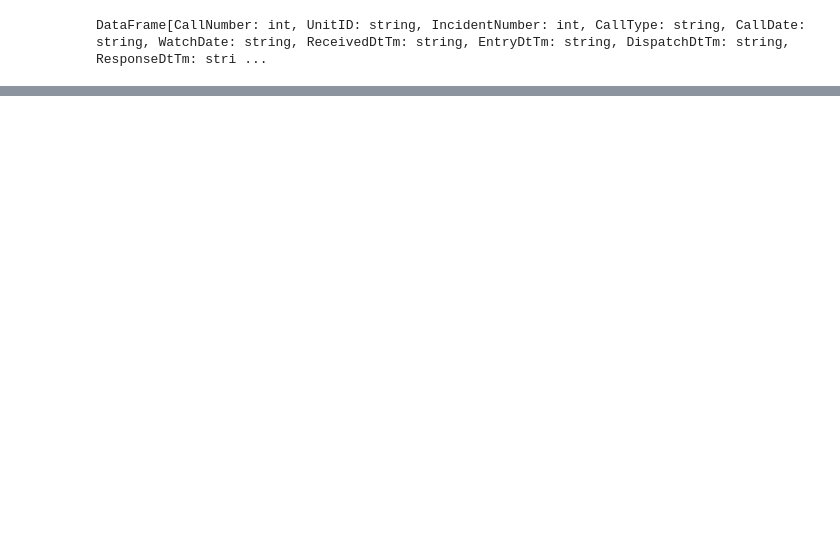
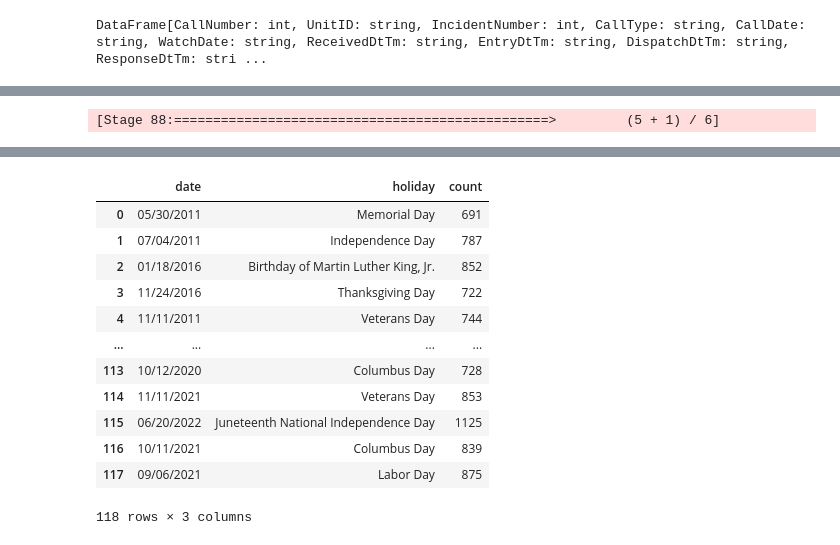
Before and after one commit to cs544-wisc/s23, a Jupyter notebook: lec/23-spark/nb/demo.ipynb, the cells around one changed output, grey strips where cells are left out. Saved outputs shown, nothing was run; the diff lists cells and outputs as text; code cells hidden in the pictures; blank space fills up the shorter version.

```diff
--- a/lec/23-spark/nb/demo.ipynb
+++ b/lec/23-spark/nb/demo.ipynb
@@ -282,0 +569,7 @@ Wall time: 552 ms
+# %%
+%%time
+(calls
+ .join(holidays, calls["CallDate"] == holidays["date"], how="inner")
+ .groupby("date", "holiday").count()).toPandas()
+# %% [output]
+[Stage 88:================================================>         (5 + 1) / 6]
@@ -282,0 +578,13 @@ Wall time: 552 ms
+|  | date | holiday | count |
+| 0 | 05/30/2011 | Memorial Day | 691 |
+| 1 | 07/04/2011 | Independence Day | 787 |
+| 2 | 01/18/2016 | Birthday of Martin Luther King, Jr. | 852 |
+| 3 | 11/24/2016 | Thanksgiving Day | 722 |
+| 4 | 11/11/2011 | Veterans Day | 744 |
+| ... | ... | ... | ... |
+| 113 | 10/12/2020 | Columbus Day | 728 |
+| 114 | 11/11/2021 | Veterans Day | 853 |
+| 115 | 06/20/2022 | Juneteenth National Independence Day | 1125 |
+| 116 | 10/11/2021 | Columbus Day | 839 |
+| 117 | 09/06/2021 | Labor Day | 875 |
+118 rows × 3 columns
```
Also changed, not shown: parts of 46 cells of this notebook, 4 other files.
